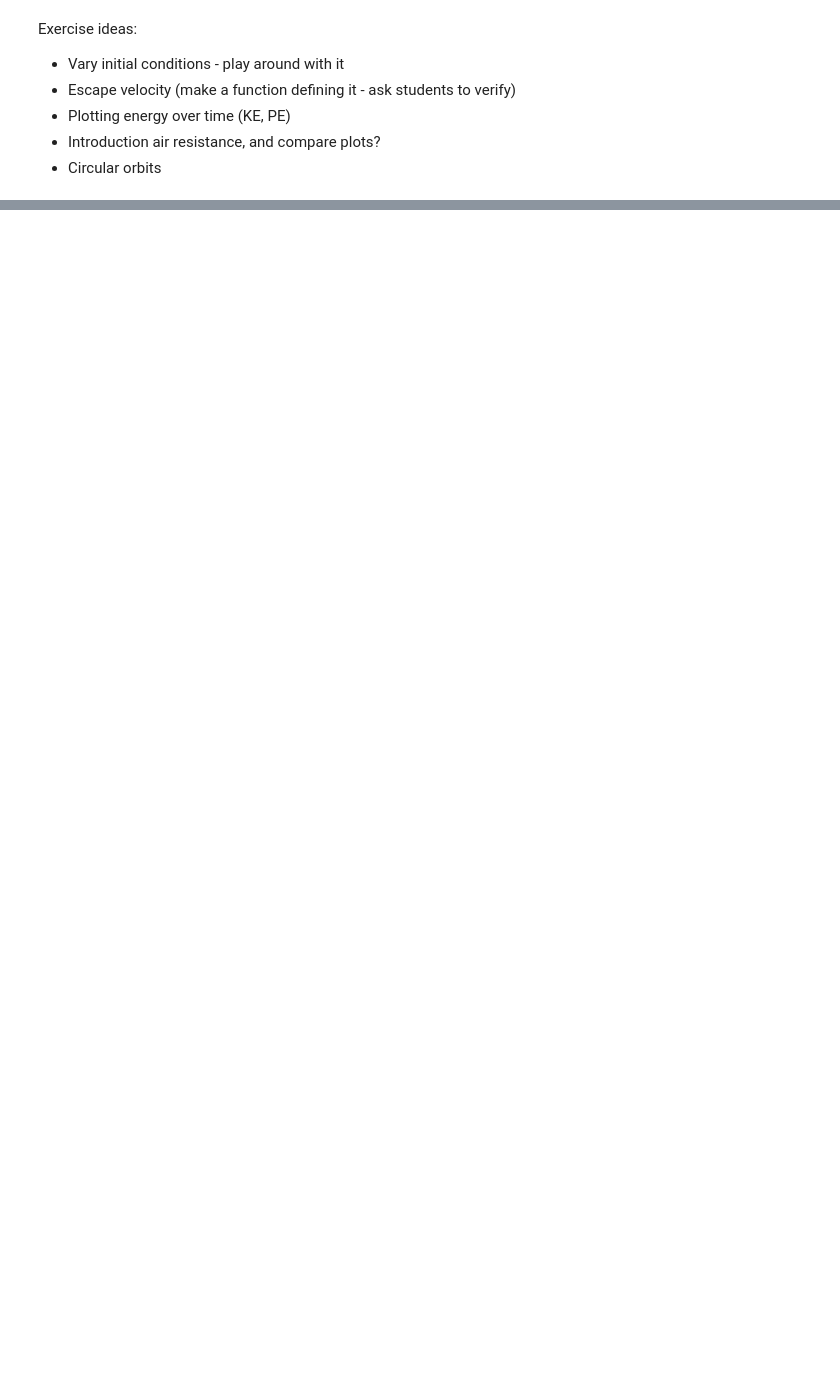
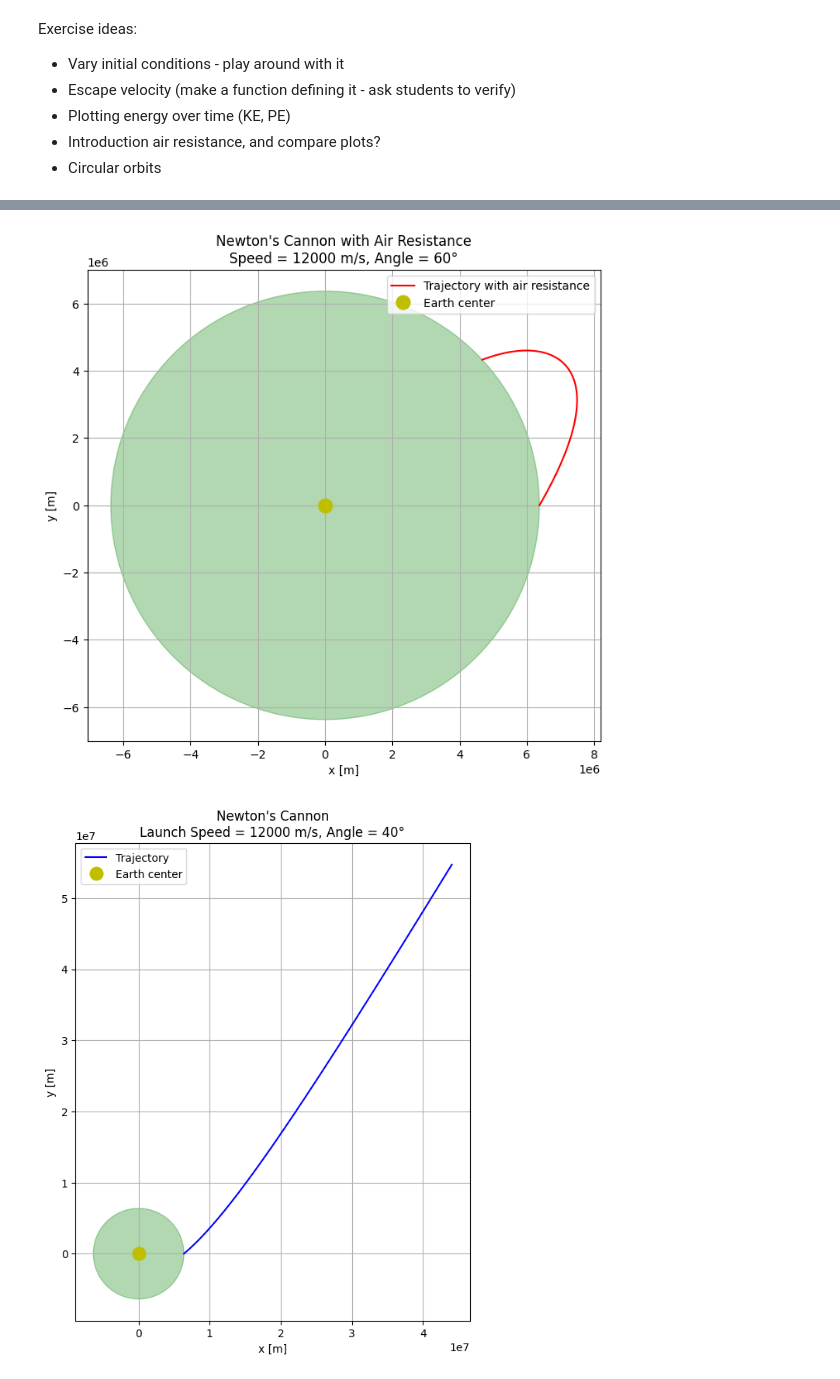
Before and after one commit to OscarZimmerman/PhysDemo, a Jupyter notebook: Internship2025/PhysDemo/phys.ipynb, the cells around one changed output, grey strips where cells are left out. Saved outputs shown, nothing was run; the diff lists cells and outputs as text; code cells hidden in the pictures; blank space fills up the shorter version.

```diff
--- a/Internship2025/PhysDemo/phys.ipynb
+++ b/Internship2025/PhysDemo/phys.ipynb
@@ -125,0 +146,6 @@ Exercise ideas:
+# %%
+def escape_velocity(r):
+    return np.sqrt(2 * G * M_earth / r)
+
+
+altitude = 200000  # altitude in meters
@@ -125,0 +268,16 @@ Exercise ideas:
+# %%
+simulate_cannon_with_drag(
+    altitude=2000,
+    launch_angle_deg=60,
+    launch_speed=12000,
+    t_max=10000,
+    C_d=0.47,        # drag coefficient
+    rho=1.1,       # air density at sea level
+    A=0.01,          # cross-sectional area in m²
+    mass=10000.0         # mass in kg
+)
+
+simulate_cannon(2000, 40, 12000)
+# %% [output]
+[figure, added]
+[figure, added]
```
Also changed, not shown: parts of 9 cells of this notebook.
